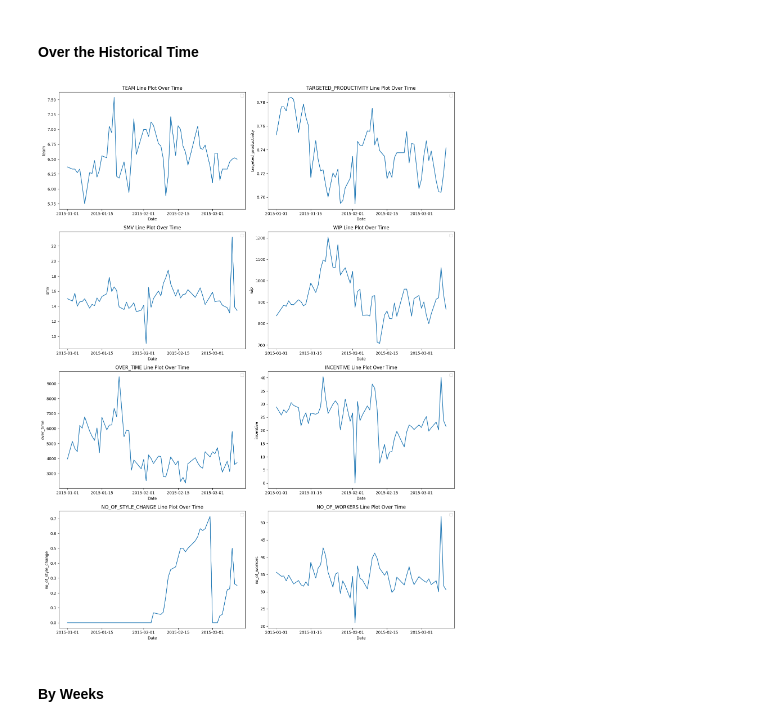
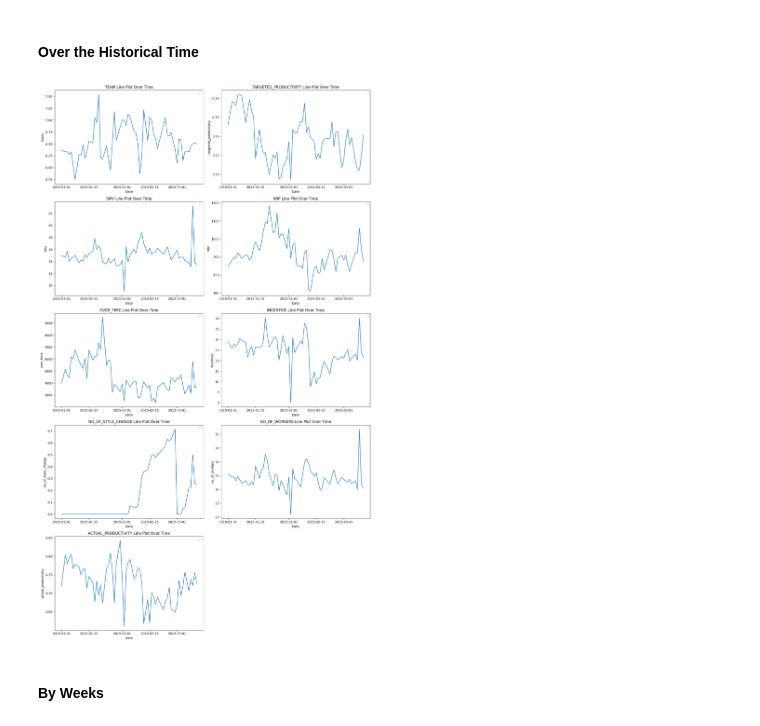
Before and after one commit to anggoro-bimo/producticity_prediction, a Jupyter notebook: notebooks/2. EDA.ipynb, the cells around one changed output. Saved outputs shown, nothing was run; the diff lists cells and outputs as text; code cells hidden in the pictures.

```diff
--- a/notebooks/2. EDA.ipynb
+++ b/notebooks/2. EDA.ipynb
@@ -58,31 +58,34 @@ plt.show()
 # %% [markdown]
 #### Over the Historical Time
 # %%
+# create instance for numerical columns
+num_cols = df._get_numeric_data().columns
+
 # Create subplots with 2 columns
 num_columns = 2
 num_rows = (len(num_cols) + 1) // num_columns  # Calculate the number of rows needed
 
 fig, axes = plt.subplots(num_rows, num_columns, figsize=(15, 5 * num_rows))
 axes = axes.flatten()  # Flatten the axes array for easy iteration
 
 # Iterate through the columns and create a line plot for each
 for i, col in enumerate(num_cols):
     ax = axes[i]
     sns.lineplot(data=df, x='date', y=col, ci=None, ax=ax)
     ax.set_title(f"{str(col).upper()} Line Plot Over Time")
     ax.set_xlabel('Date')
     ax.set_ylabel(col)
     ax.legend()
 
 # Hide any unused subplots
 for i in range(len(num_cols), len(axes)):
     fig.delaxes(axes[i])
 
 # Adjust layout
 plt.tight_layout()
 plt.show()
 # %% [output]
-[figure, old version]
+[figure, new version]
 # %% [markdown]
 #### By Weeks
 # %%
```
Also changed, not shown: parts of 18 cells of this notebook.
